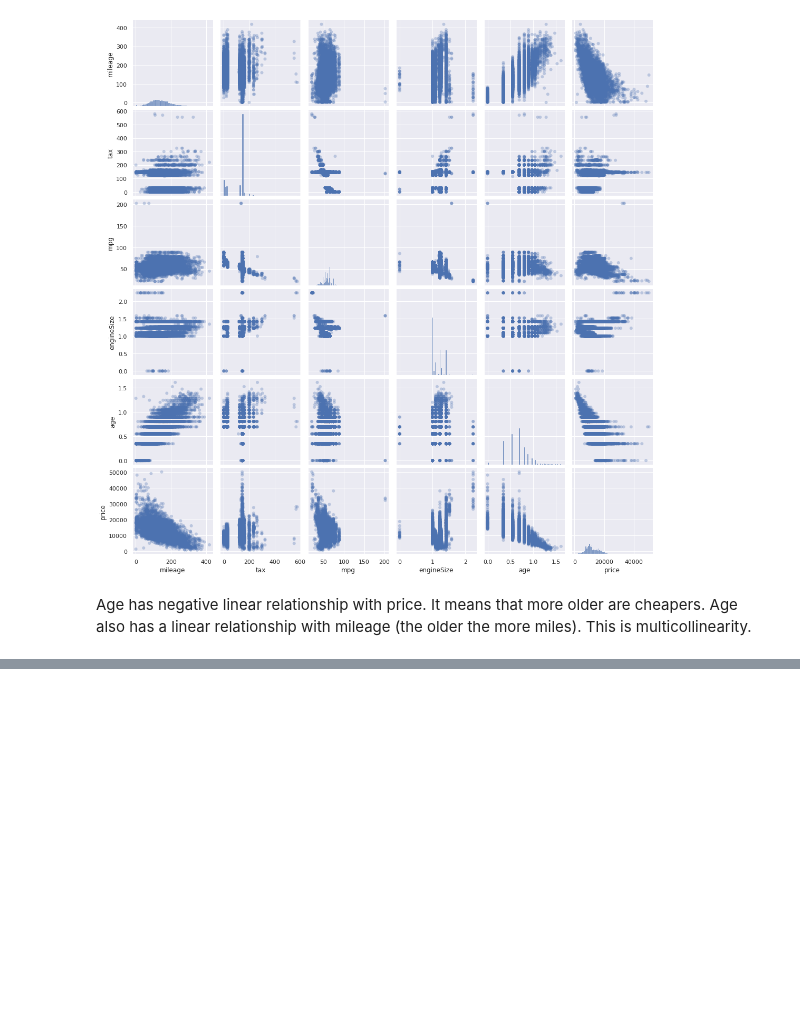
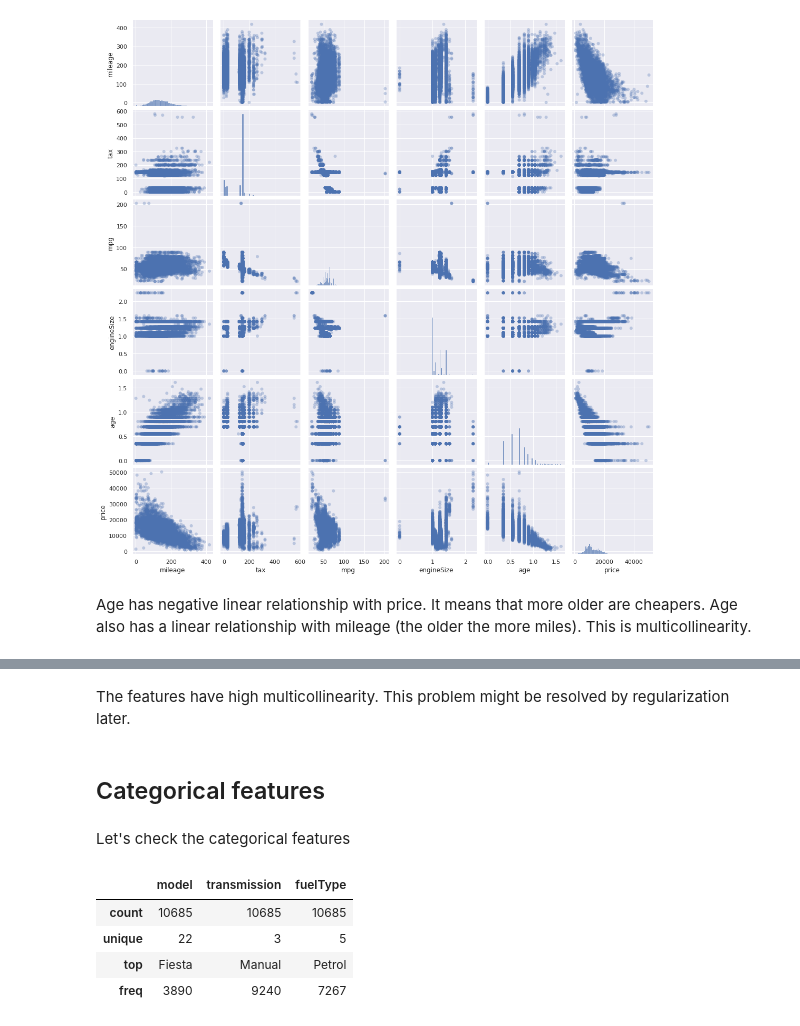
Before and after one commit to kston/ford_regression_regularization, a Jupyter notebook: Ford_Dataset_Linear_Regr_and_Regul.ipynb, the cells around one changed output, grey strips where cells are left out. Saved outputs shown, nothing was run; the diff lists cells and outputs as text; code cells hidden in the pictures; blank space fills up the shorter version.

```diff
--- a/Ford_Dataset_Linear_Regr_and_Regul.ipynb
+++ b/Ford_Dataset_Linear_Regr_and_Regul.ipynb
@@ -328,0 +363,14 @@ Age also has a linear relationship with mileage (the older the more miles). This
+# %% [markdown]
+The features have high multicollinearity. This problem might be resolved by regularization later.
+# %% [markdown]
+## Categorical features
+# %% [markdown]
+Let's check the categorical features
+# %%
+train.describe(include=np.object)
+# %% [output]
+|  | model | transmission | fuelType |
+| count | 10685 | 10685 | 10685 |
+| unique | 22 | 3 | 5 |
+| top | Fiesta | Manual | Petrol |
+| freq | 3890 | 9240 | 7267 |
```
Also changed, not shown: parts of 20 cells of this notebook.
